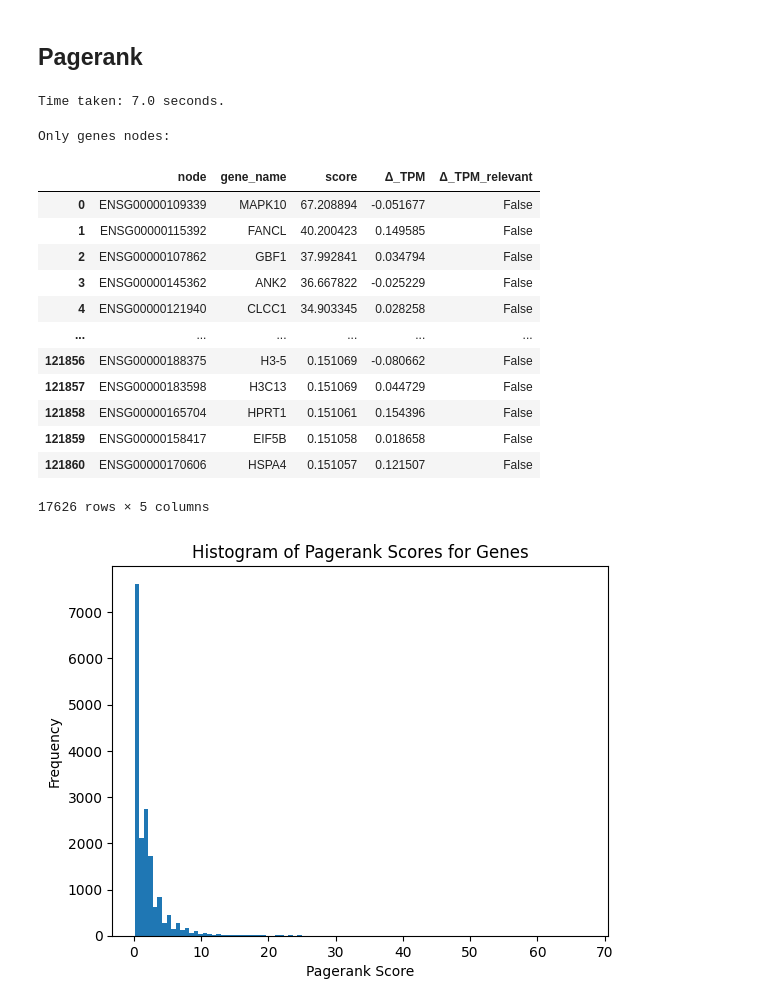
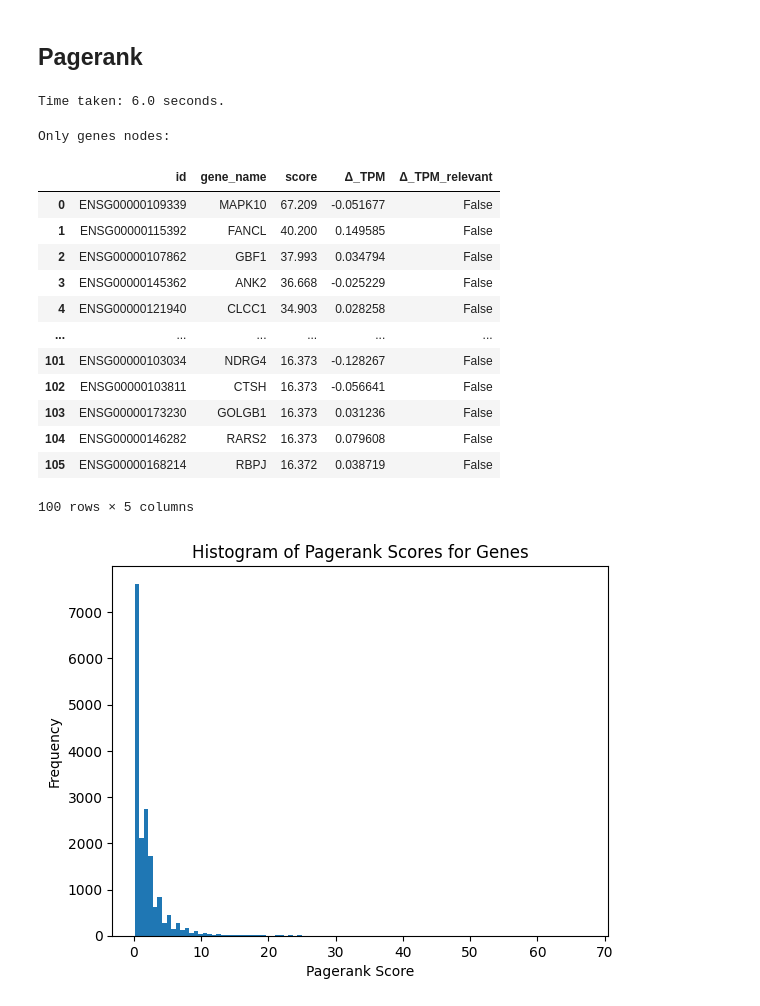
Before and after one commit to SiBergmann/gene_activity_in_lung_cancer, a Jupyter notebook: code/neo4j_graph_algos.ipynb, the cells around one changed output. Drawn from its saved outputs; the diff is of its cells as text; code cells hidden in the pictures.

Commit message:
Started Analysis of the results

```diff
--- a/code/neo4j_graph_algos.ipynb
+++ b/code/neo4j_graph_algos.ipynb
@@ -117,6 +117,8 @@ def run_pagerank() -> pd.DataFrame:
         df_results = pd.DataFrame([dict(record) for record in result], columns=result.keys())
         df_results = drop_protein_nodes(df_results)
 
+        df_results["score"] = df_results["score"].round(3)
+
         return df_results
 
 start = time.time()
@@ -126,25 +128,25 @@ df_pagerank = run_pagerank()
 end = time.time()
 print(f"Time taken: {round(end - start, 0)} seconds.")
 # %% [output]
-Time taken: 7.0 seconds.
+Time taken: 6.0 seconds.
 # %%
 print("Only genes nodes:")
-df_pagerank
+df_pagerank.head(100)
 # %% [output]
 Only genes nodes:
-|  | node | gene_name | score | Δ_TPM | Δ_TPM_relevant |
-| 0 | ENSG00000109339 | MAPK10 | 67.208894 | -0.051677 | False |
-| 1 | ENSG00000115392 | FANCL | 40.200423 | 0.149585 | False |
-| 2 | ENSG00000107862 | GBF1 | 37.992841 | 0.034794 | False |
-| 3 | ENSG00000145362 | ANK2 | 36.667822 | -0.025229 | False |
-| 4 | ENSG00000121940 | CLCC1 | 34.903345 | 0.028258 | False |
+|  | id | gene_name | score | Δ_TPM | Δ_TPM_relevant |
+| 0 | ENSG00000109339 | MAPK10 | 67.209 | -0.051677 | False |
+| 1 | ENSG00000115392 | FANCL | 40.200 | 0.149585 | False |
+| 2 | ENSG00000107862 | GBF1 | 37.993 | 0.034794 | False |
+| 3 | ENSG00000145362 | ANK2 | 36.668 | -0.025229 | False |
+| 4 | ENSG00000121940 | CLCC1 | 34.903 | 0.028258 | False |
 | ... | ... | ... | ... | ... | ... |
-| 121856 | ENSG00000188375 | H3-5 | 0.151069 | -0.080662 | False |
-| 121857 | ENSG00000183598 | H3C13 | 0.151069 | 0.044729 | False |
-| 121858 | ENSG00000165704 | HPRT1 | 0.151061 | 0.154396 | False |
-| 121859 | ENSG00000158417 | EIF5B | 0.151058 | 0.018658 | False |
-| 121860 | ENSG00000170606 | HSPA4 | 0.151057 | 0.121507 | False |
+| 101 | ENSG00000103034 | NDRG4 | 16.373 | -0.128267 | False |
+| 102 | ENSG00000103811 | CTSH | 16.373 | -0.056641 | False |
+| 103 | ENSG00000173230 | GOLGB1 | 16.373 | 0.031236 | False |
+| 104 | ENSG00000146282 | RARS2 | 16.373 | 0.079608 | False |
+| 105 | ENSG00000168214 | RBPJ | 16.372 | 0.038719 | False |
-17626 rows × 5 columns
+100 rows × 5 columns
 # %%
 plt.hist(df_pagerank["score"], bins=100)
 plt.xlabel("Pagerank Score")
```
Also changed, not shown: parts of 6 cells of this notebook, 6 other files.
